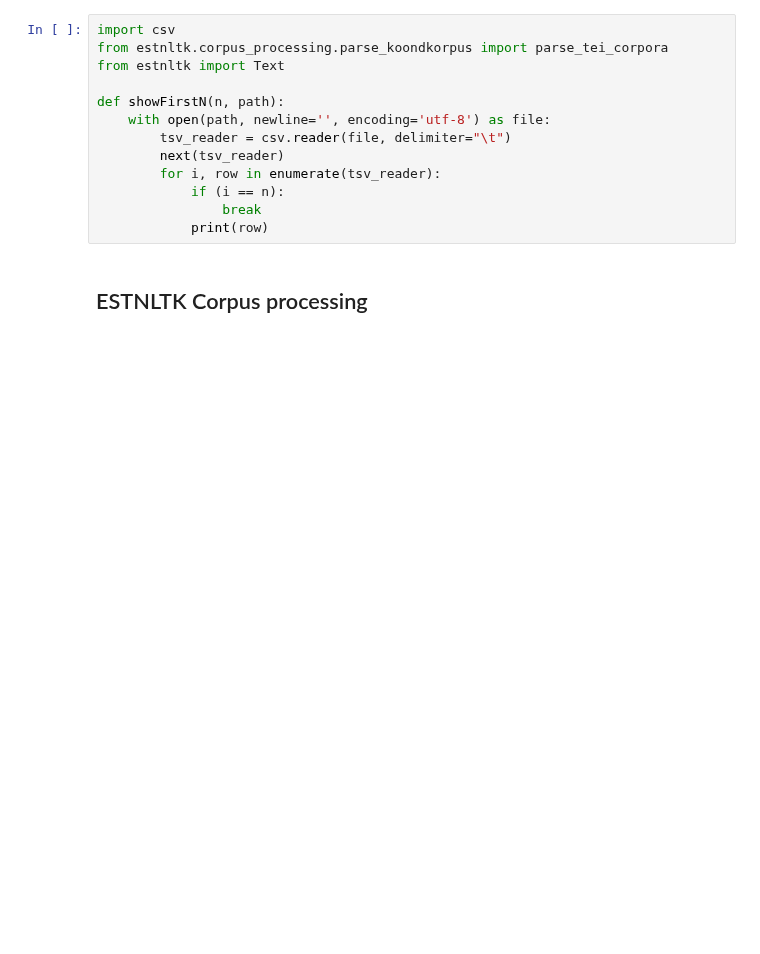
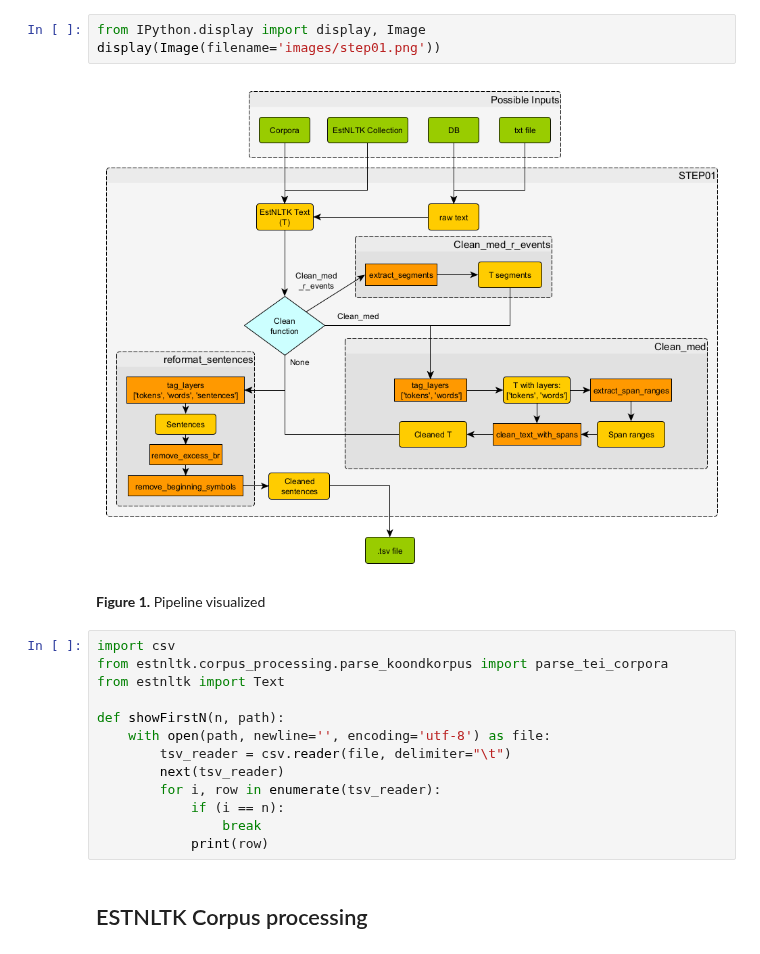
Before and after one commit to estnltk/estnltk-model-training, a Jupyter notebook: bert_training/Step01.ipynb, the cells around one changed output. Cells and saved outputs as stored; diff of their text form; blank space fills up the shorter version.

Commit message:
Improved the pipeline graphs. Remade these using yEd Graph editor

```diff
--- a/bert_training/Step01.ipynb
+++ b/bert_training/Step01.ipynb
@@ -8,3 +5,10 @@ This pipeline turns input text or text collections (See Figure 1) into a form th
+# %%
+from IPython.display import display, Image
+display(Image(filename='images/step01.png'))
+# %% [output]
+[figure, added]
+# %% [markdown]
+**Figure 1.** Pipeline visualized
 # %%
 import csv
 from estnltk.corpus_processing.parse_koondkorpus import parse_tei_corpora
```
Also changed, not shown: parts of 1 cell of this notebook, 6 other files.
